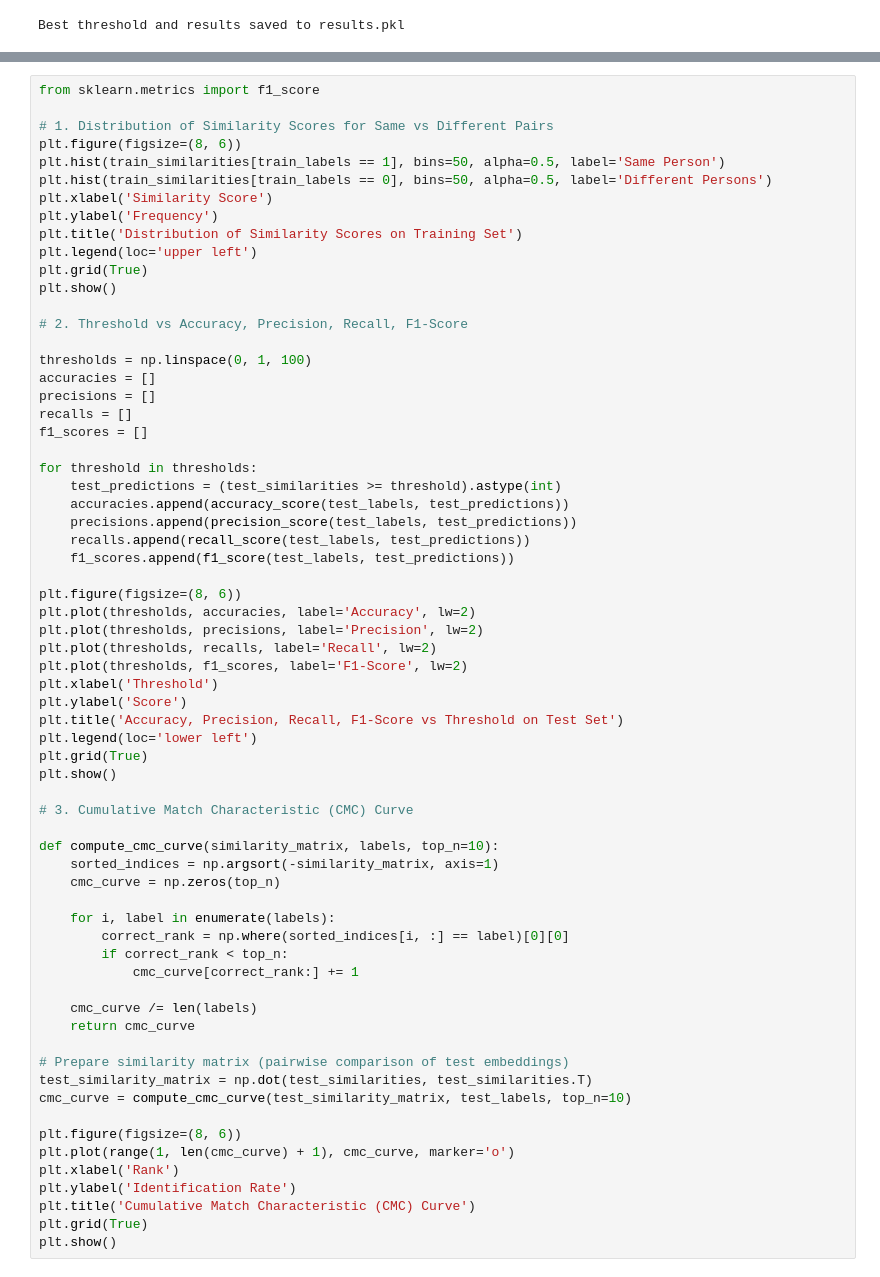
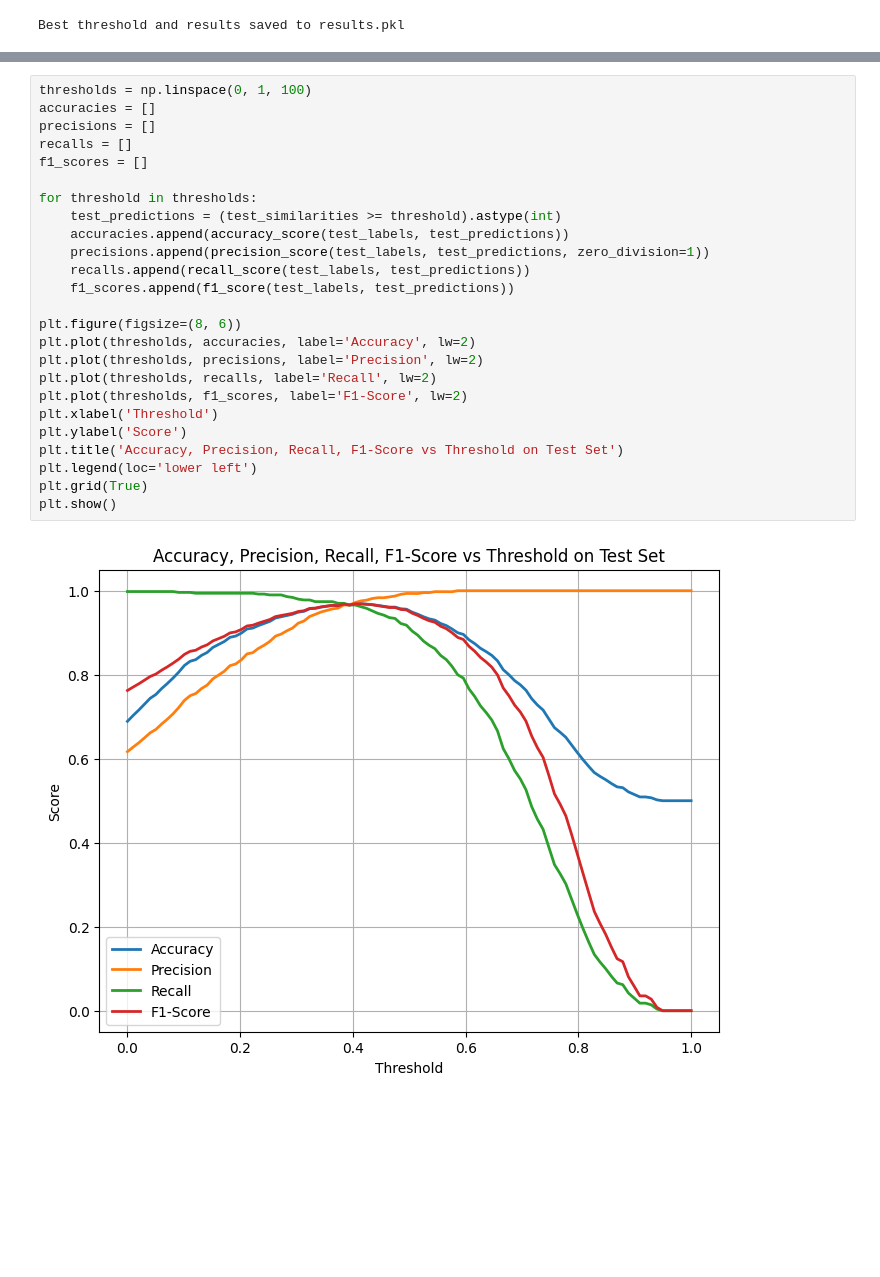
Before and after one commit to jaimincr7/distributed-computation-fir-rich-clients, a Jupyter notebook: distributed_facial_recognition.ipynb, the cells around one changed output, grey strips where cells are left out. Drawn from its saved outputs; the diff is of its cells as text; blank space fills up the shorter version.

```diff
--- a/distributed_facial_recognition.ipynb
+++ b/distributed_facial_recognition.ipynb
@@ -458,66 +459,27 @@ NameError: name 'plt' is not defined
 # %%
-from sklearn.metrics import f1_score
-
-# 1. Distribution of Similarity Scores for Same vs Different Pairs
-plt.figure(figsize=(8, 6))
-plt.hist(train_similarities[train_labels == 1], bins=50, alpha=0.5, label='Same Person')
-plt.hist(train_similarities[train_labels == 0], bins=50, alpha=0.5, label='Different Persons')
-plt.xlabel('Similarity Score')
-plt.ylabel('Frequency')
-plt.title('Distribution of Similarity Scores on Training Set')
-plt.legend(loc='upper left')
-plt.grid(True)
-plt.show()
-
-# 2. Threshold vs Accuracy, Precision, Recall, F1-Score
-
 thresholds = np.linspace(0, 1, 100)
 accuracies = []
 precisions = []
 recalls = []
 f1_scores = []
 
 for threshold in thresholds:
     test_predictions = (test_similarities >= threshold).astype(int)
     accuracies.append(accuracy_score(test_labels, test_predictions))
-    precisions.append(precision_score(test_labels, test_predictions))
+    precisions.append(precision_score(test_labels, test_predictions, zero_division=1))
     recalls.append(recall_score(test_labels, test_predictions))
     f1_scores.append(f1_score(test_labels, test_predictions))
 
 plt.figure(figsize=(8, 6))
 plt.plot(thresholds, accuracies, label='Accuracy', lw=2)
 plt.plot(thresholds, precisions, label='Precision', lw=2)
 plt.plot(thresholds, recalls, label='Recall', lw=2)
 plt.plot(thresholds, f1_scores, label='F1-Score', lw=2)
 plt.xlabel('Threshold')
 plt.ylabel('Score')
 plt.title('Accuracy, Precision, Recall, F1-Score vs Threshold on Test Set')
 plt.legend(loc='lower left')
 plt.grid(True)
 plt.show()
-
-# 3. Cumulative Match Characteristic (CMC) Curve
-
-def compute_cmc_curve(similarity_matrix, labels, top_n=10):
-    sorted_indices = np.argsort(-similarity_matrix, axis=1)
-    cmc_curve = np.zeros(top_n)
-
-    for i, label in enumerate(labels):
-        correct_rank = np.where(sorted_indices[i, :] == label)[0][0]
-        if correct_rank < top_n:
-            cmc_curve[correct_rank:] += 1
-
-    cmc_curve /= len(labels)
-    return cmc_curve
-
-# Prepare similarity matrix (pairwise comparison of test embeddings)
-test_similarity_matrix = np.dot(test_similarities, test_similarities.T)
-cmc_curve = compute_cmc_curve(test_similarity_matrix, test_labels, top_n=10)
-
-plt.figure(figsize=(8, 6))
-plt.plot(range(1, len(cmc_curve) + 1), cmc_curve, marker='o')
-plt.xlabel('Rank')
-plt.ylabel('Identification Rate')
-plt.title('Cumulative Match Characteristic (CMC) Curve')
-plt.grid(True)
-plt.show()
+# %% [output]
+[figure, added]
```
Also changed, not shown: parts of 6 cells of this notebook.
